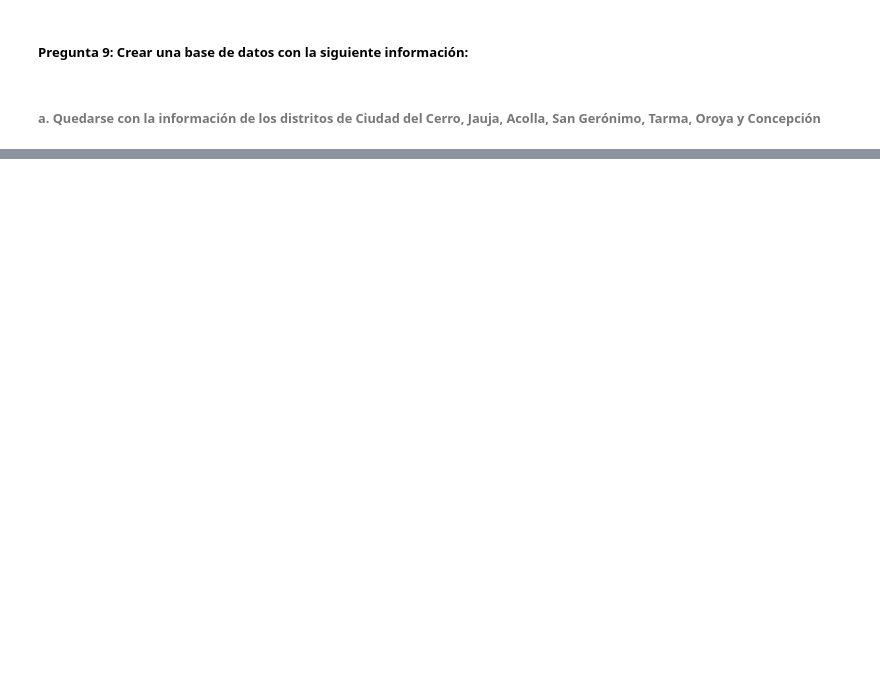
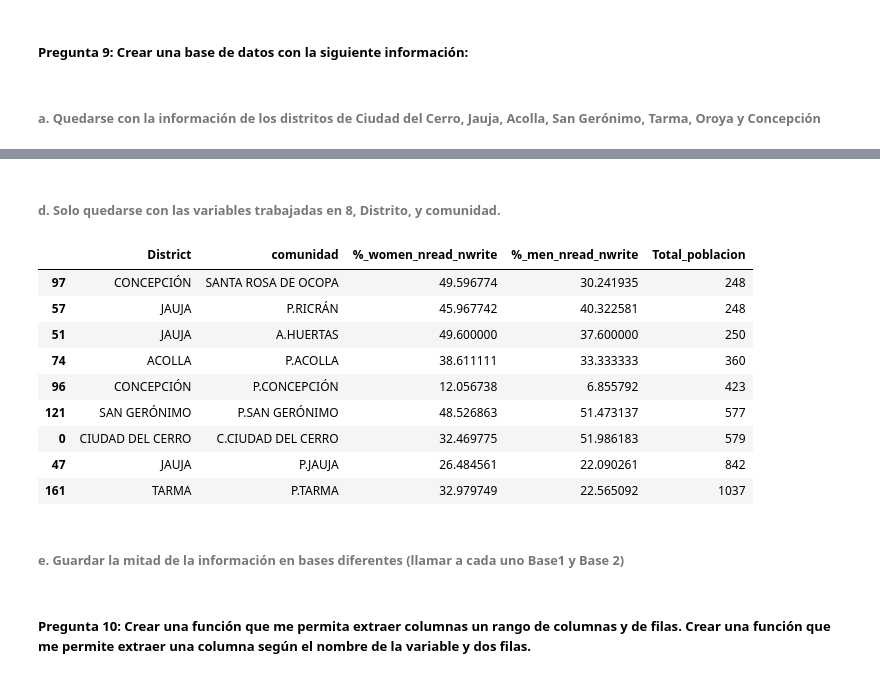
Before and after one commit to Robertopucp/1ECO35_R_PYTHON, a Jupyter notebook: Trabajo_grupal/Grupo_1_Python.ipynb, the cells around one changed output, grey strips where cells are left out. Cells and saved outputs as stored; diff of their text form; code cells hidden in the pictures; blank space fills up the shorter version.

```diff
--- a/Trabajo_grupal/Grupo_1_Python.ipynb
+++ b/Trabajo_grupal/Grupo_1_Python.ipynb
@@ -251,0 +309,20 @@ junin
+# %% [markdown]
+###### d. Solo quedarse con las variables trabajadas en 8, Distrito, y comunidad.
+# %%
+junin1 = junin1[['District','comunidad','%_women_nread_nwrite','%_men_nread_nwrite','Total_poblacion']]
+junin1
+# %% [output]
+|  | District | comunidad | %_women_nread_nwrite | %_men_nread_nwrite | Total_poblacion |
+| 97 | CONCEPCIÓN | SANTA ROSA DE OCOPA | 49.596774 | 30.241935 | 248 |
+| 57 | JAUJA | P.RICRÁN | 45.967742 | 40.322581 | 248 |
+| 51 | JAUJA | A.HUERTAS | 49.600000 | 37.600000 | 250 |
+| 74 | ACOLLA | P.ACOLLA | 38.611111 | 33.333333 | 360 |
+| 96 | CONCEPCIÓN | P.CONCEPCIÓN | 12.056738 | 6.855792 | 423 |
+| 121 | SAN GERÓNIMO | P.SAN GERÓNIMO | 48.526863 | 51.473137 | 577 |
+| 0 | CIUDAD DEL CERRO | C.CIUDAD DEL CERRO | 32.469775 | 51.986183 | 579 |
+| 47 | JAUJA | P.JAUJA | 26.484561 | 22.090261 | 842 |
+| 161 | TARMA | P.TARMA | 32.979749 | 22.565092 | 1037 |
+# %% [markdown]
+###### e. Guardar la mitad de la información en bases diferentes (llamar a cada uno Base1 y Base 2)
+# %% [markdown]
+##### Pregunta 10: Crear una función que me permita extraer columnas un rango de columnas y de filas. Crear una función que me permite extraer una columna según el nombre de la variable y dos filas.
```
Also changed, not shown: parts of 13 cells of this notebook.
